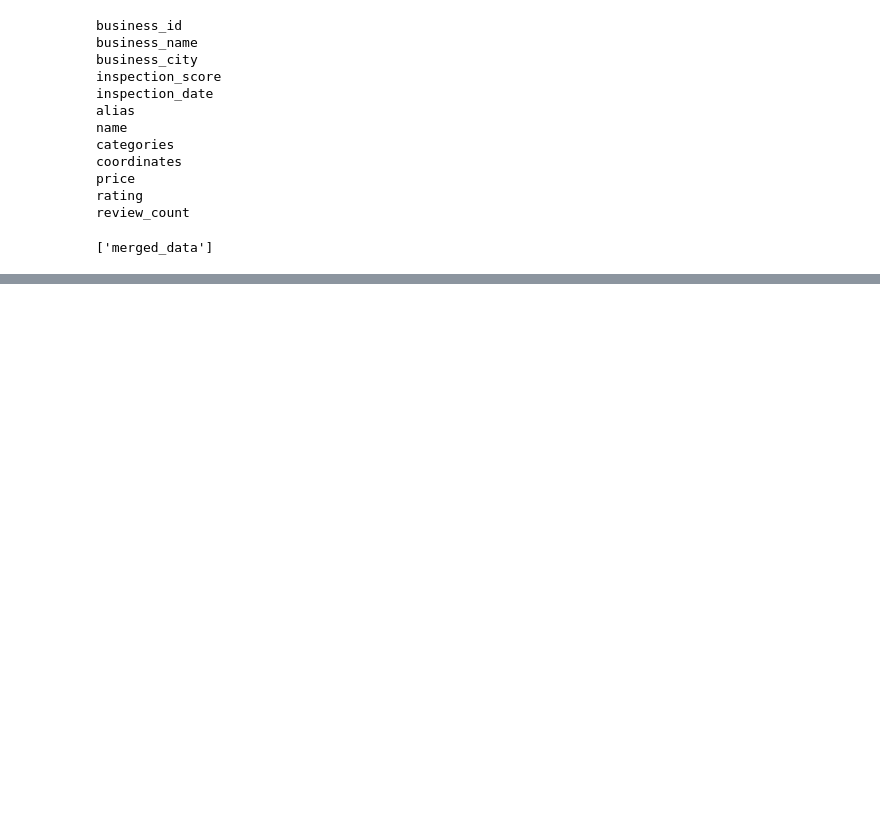
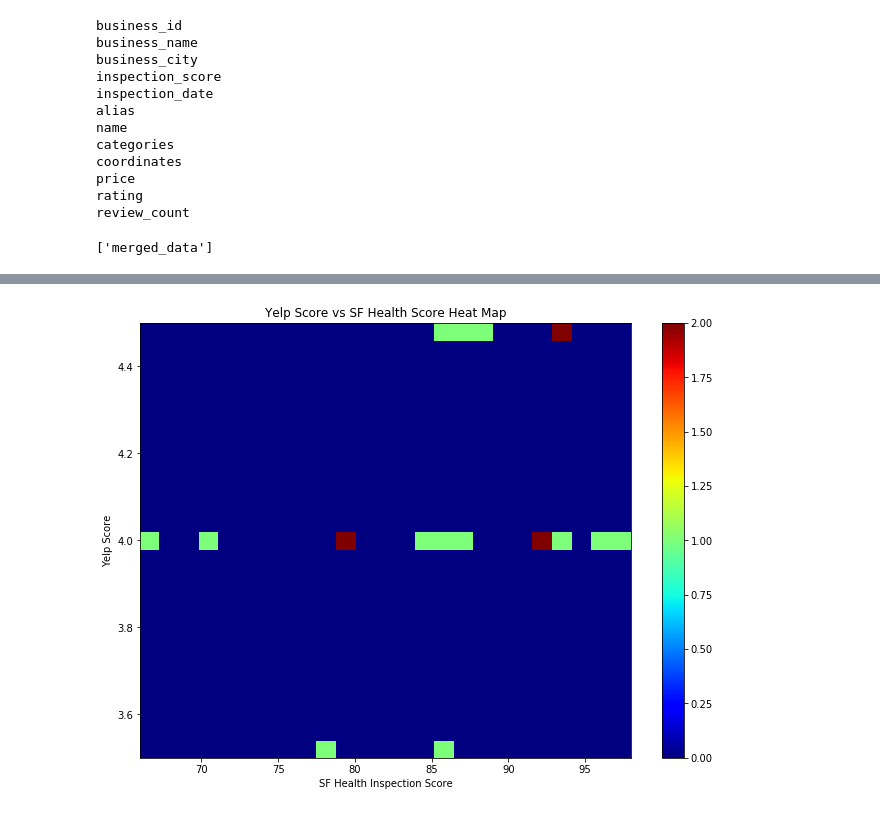
Before and after one commit to gfullsack/SF-Restaurant-Yelp-and-Health-Score, a Jupyter notebook: Database.ipynb, the cells around one changed output, grey strips where cells are left out. Cells and saved outputs as stored; diff of their text form; code cells hidden in the pictures; blank space fills up the shorter version.

```diff
--- a/Database.ipynb
+++ b/Database.ipynb
@@ -223,0 +265,12 @@ x.corr(y)
+# %%
+fig = plt.figure(figsize = (11,8))
+plt.hist2d(x, y, (25,25), cmap=plt.cm.jet)
+plt.colorbar()
+
+plt.title("Yelp Score vs SF Health Score Heat Map")
+plt.xlabel("SF Health Inspection Score")
+plt.ylabel("Yelp Score")
+
+plt.savefig("Images/Asianheatscatterplot.png")
+# %% [output]
+[figure, added]
```
Also changed, not shown: parts of 11 cells of this notebook, 2 other files.
